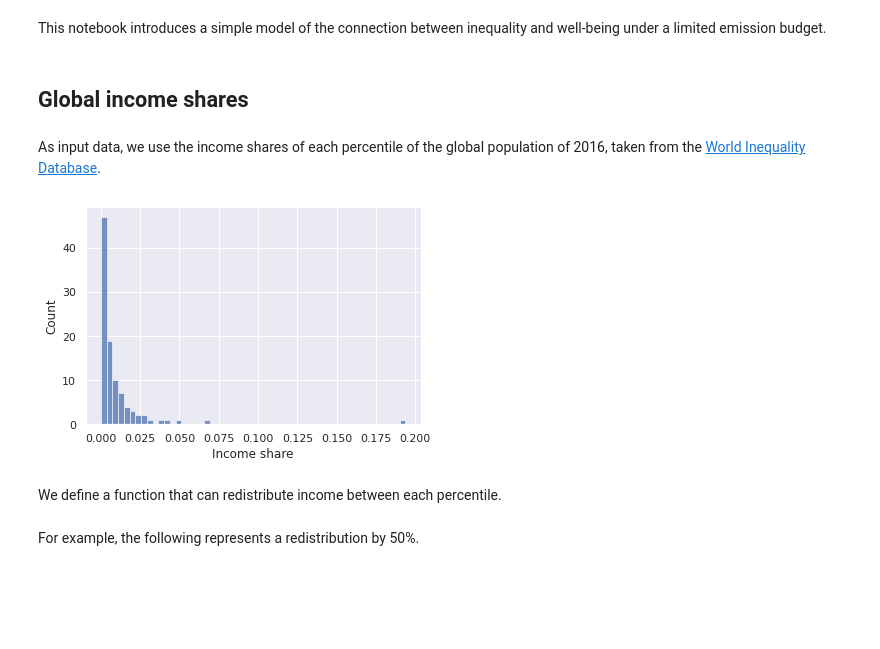
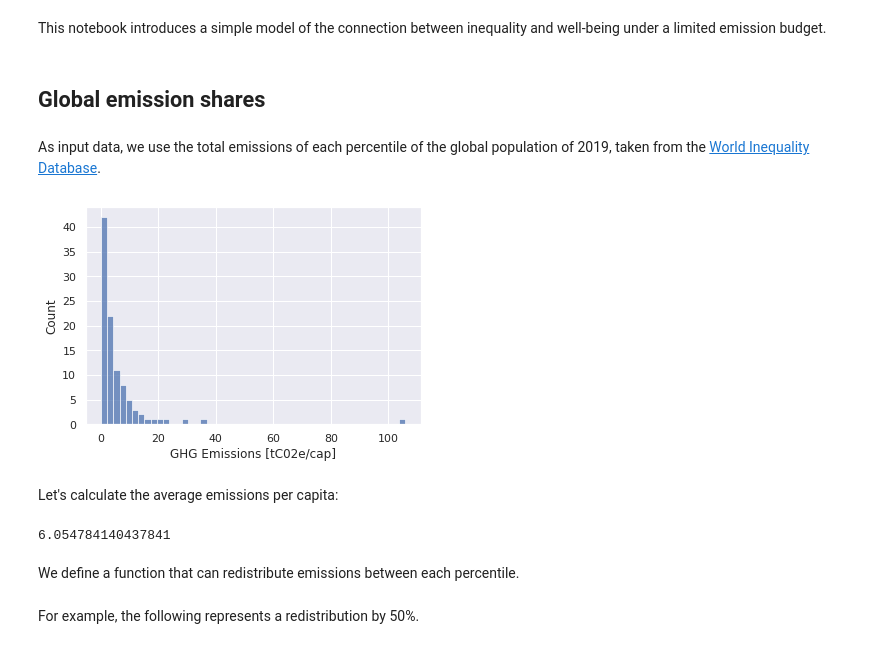
Before and after one commit to jofmi/ses_modeling_course, a Jupyter notebook: Interactive Notebooks/04_Emission_Inequality.ipynb, the cells around one changed output. Drawn from its saved outputs; the diff is of its cells as text; code cells hidden in the pictures; blank space fills up the shorter version.

```diff
--- a/Interactive Notebooks/04_Emission_Inequality.ipynb
+++ b/Interactive Notebooks/04_Emission_Inequality.ipynb
@@ -9,17 +9,23 @@ import seaborn as sns
 import matplotlib.pyplot as plt
 sns.set_theme()
 # %% [markdown]
-## Global income shares
+## Global emission shares
 # %% [markdown]
-As input data, we use the income shares of each percentile of the global population of 2016, taken from the [World Inequality Database](https://wid.world/).
+As input data, we use the total emissions of each percentile of the global population of 2019, taken from the [World Inequality Database](https://wid.world/).
 # %%
-income_shares = list(pd.read_csv(f'data/income_shares_2016.csv')['value'])
-ax = sns.histplot(income_shares)
-ax.set_xlabel('Income share');
+emissions = pd.read_csv(f'data/tco2e_cap_2019.csv')['value'].to_numpy()
+ax = sns.histplot(emissions)
+ax.set_xlabel('GHG Emissions [tC02e/cap]');
 # %% [output]
-[figure, old version]
+[figure, new version]
+# %% [markdown]
+Let's calculate the average emissions per capita:
+# %%
+np.sum(emissions) / len(emissions)
+# %% [output]
+6.054784140437841
 # %% [markdown]
-We define a function that can redistribute income between each percentile.
+We define a function that can redistribute emissions between each percentile.
 # %%
 def redist(x, p):
     """ Redistribute values x by a percentage p in [0, 1]. """
```
Also changed, not shown: parts of 9 cells of this notebook, 2 other files.
